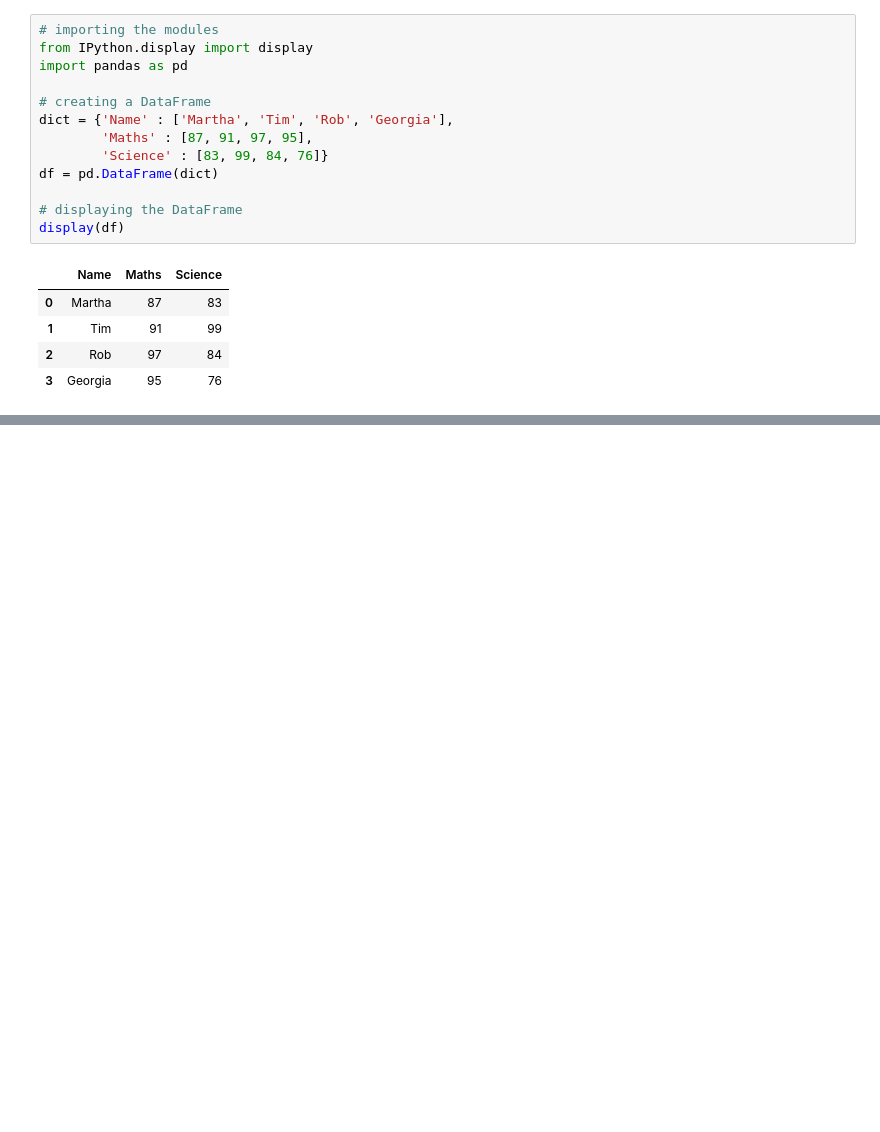
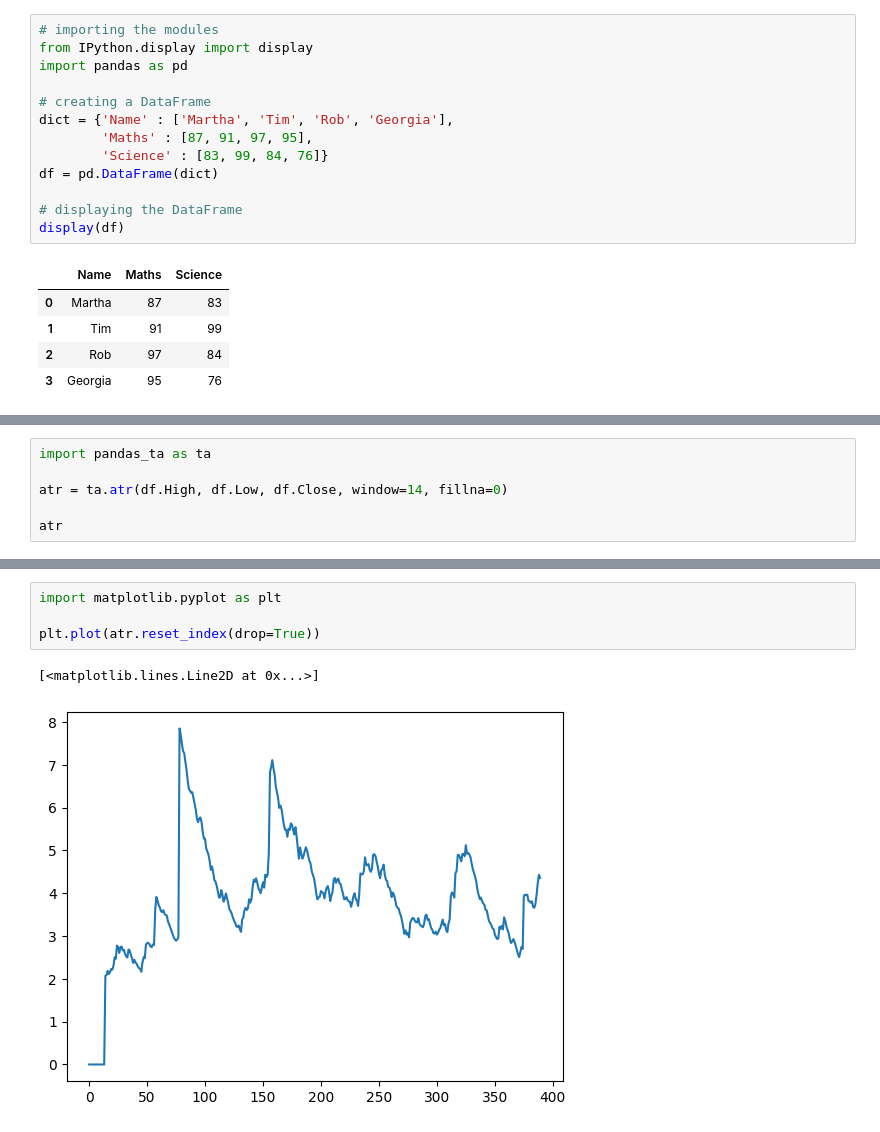
Before and after one commit to LunchBox/snowball, a Jupyter notebook: 001 hello world.ipynb, the cells around one changed output, grey strips where cells are left out. Drawn from its saved outputs; the diff is of its cells as text; blank space fills up the shorter version.

```diff
--- a/001 hello world.ipynb
+++ b/001 hello world.ipynb
@@ -44,3 +44,9 @@ display(df)
 | 2024-02-16 15:50:00-05:00 | 5000.870117 | 5007.560059 | 5000.520020 | 5005.089844 | 5005.089844 | 145210136 |
 | 2024-02-16 15:55:00-05:00 | 5005.060059 | 5007.009766 | 5003.580078 | 5005.149902 | 5005.149902 | 186778030 |
 390 rows × 6 columns
+# %%
+import pandas_ta as ta
+
+atr = ta.atr(df.High, df.Low, df.Close, window=14, fillna=0)
+
+atr
@@ -46,0 +67,7 @@ display(df)
+# %%
+import matplotlib.pyplot as plt
+
+plt.plot(atr.reset_index(drop=True))
+# %% [output]
+[<matplotlib.lines.Line2D at 0x...>]
+[figure, added]
```
Also changed, not shown: parts of 2 cells of this notebook, 3 other files.
